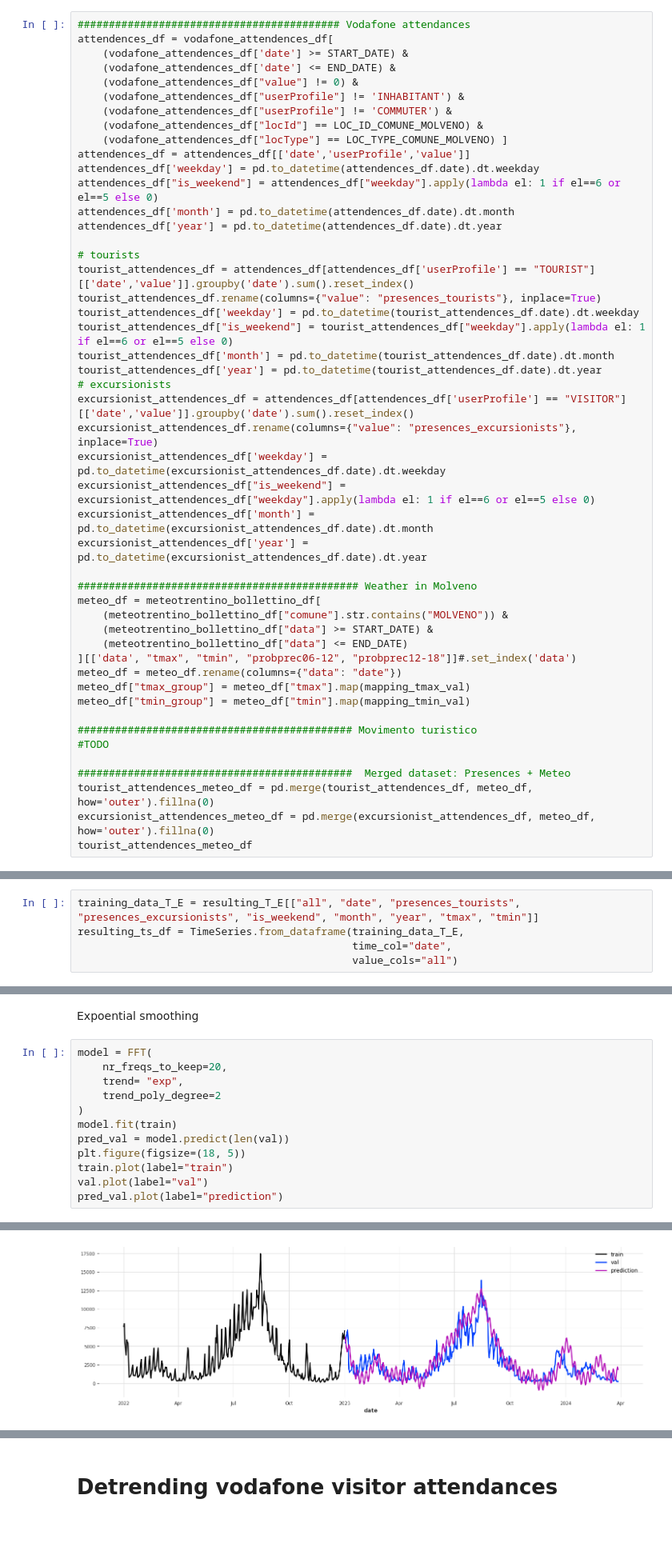
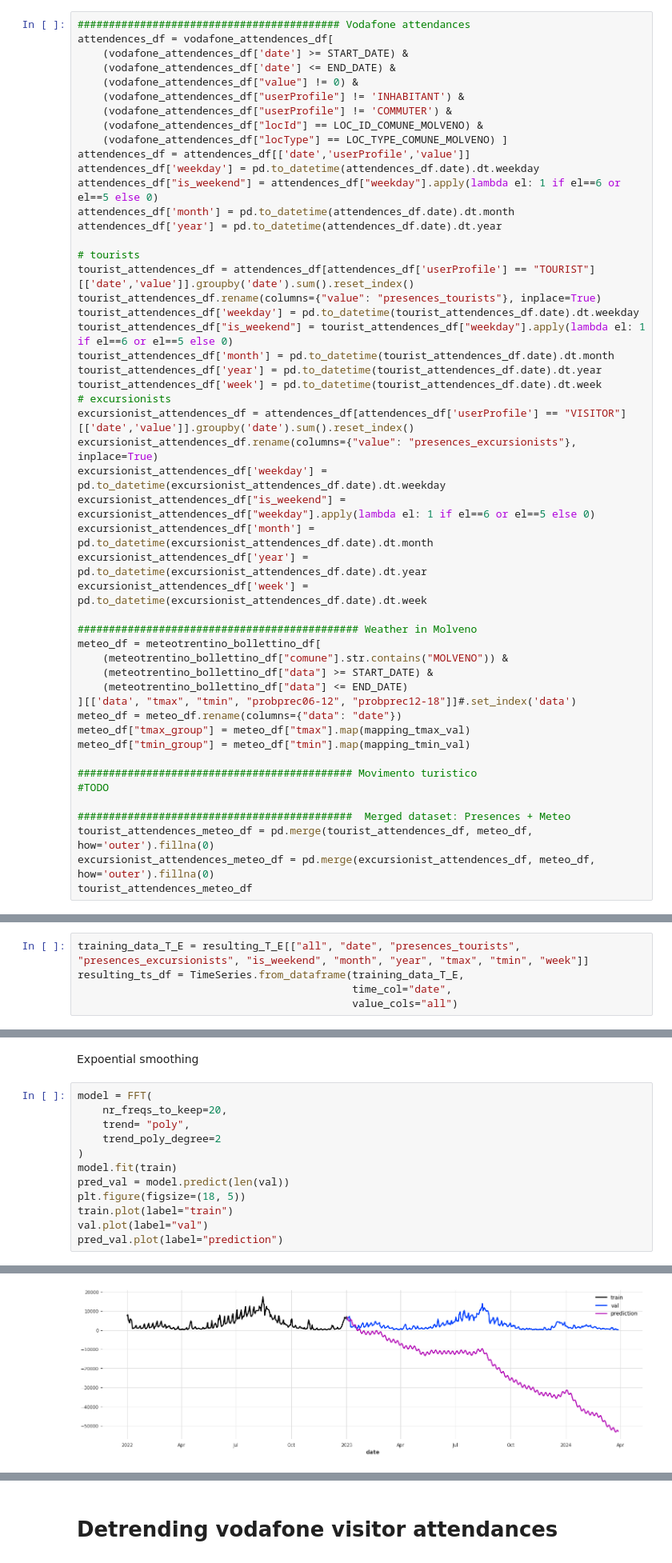
Before and after one commit to tn-aixpa/datiturismo, a Jupyter notebook: digital twin/confounding.ipynb, the cells around one changed output, grey strips where cells are left out. Shown at 80% size. Drawn from its saved outputs; the diff is of its cells as text; blank space fills up the shorter version.

```diff
--- a/digital twin/confounding.ipynb
+++ b/digital twin/confounding.ipynb
@@ -112,6 +112,7 @@ tourist_attendences_df['weekday'] = pd.to_datetime(tourist_attendences_df.date).
 tourist_attendences_df["is_weekend"] = tourist_attendences_df["weekday"].apply(lambda el: 1 if el==6 or el==5 else 0)
 tourist_attendences_df['month'] = pd.to_datetime(tourist_attendences_df.date).dt.month
 tourist_attendences_df['year'] = pd.to_datetime(tourist_attendences_df.date).dt.year
+tourist_attendences_df['week'] = pd.to_datetime(tourist_attendences_df.date).dt.week
 # excursionists
 excursionist_attendences_df = attendences_df[attendences_df['userProfile'] == "VISITOR"][['date','value']].groupby('date').sum().reset_index()
 excursionist_attendences_df.rename(columns={"value": "presences_excursionists"}, inplace=True)
@@ -119,6 +120,7 @@ excursionist_attendences_df['weekday'] = pd.to_datetime(excursionist_attendences
 excursionist_attendences_df["is_weekend"] = excursionist_attendences_df["weekday"].apply(lambda el: 1 if el==6 or el==5 else 0)
 excursionist_attendences_df['month'] = pd.to_datetime(excursionist_attendences_df.date).dt.month
 excursionist_attendences_df['year'] = pd.to_datetime(excursionist_attendences_df.date).dt.year
+excursionist_attendences_df['week'] = pd.to_datetime(excursionist_attendences_df.date).dt.week
 
 ############################################# Weather in Molveno
 meteo_df = meteotrentino_bollettino_df[
@@ -941,7 +944,7 @@ from darts import TimeSeries
 from darts.datasets import AirPassengersDataset
 from darts.models import FFT
 # %%
-training_data_T_E = resulting_T_E[["all", "date", "presences_tourists", "presences_excursionists", "is_weekend", "month", "year", "tmax", "tmin"]]
+training_data_T_E = resulting_T_E[["all", "date", "presences_tourists", "presences_excursionists", "is_weekend", "month", "year", "tmax", "tmin", "week"]]
 resulting_ts_df = TimeSeries.from_dataframe(training_data_T_E,
                                             time_col="date",
                                             value_cols="all")
@@ -1102,16 +1190,16 @@ Expoential smoothing
 # %%
 model = FFT(
     nr_freqs_to_keep=20,
-    trend= "exp",
+    trend= "poly",
     trend_poly_degree=2
 )
 model.fit(train)
 pred_val = model.predict(len(val))
 plt.figure(figsize=(18, 5))
 train.plot(label="train")
 val.plot(label="val")
 pred_val.plot(label="prediction")
 # %% [output]
 <Axes: xlabel='date'>
-[figure, old version]
+[figure, new version]
 # %% [markdown]
```
Also changed, not shown: parts of 53 cells of this notebook.
